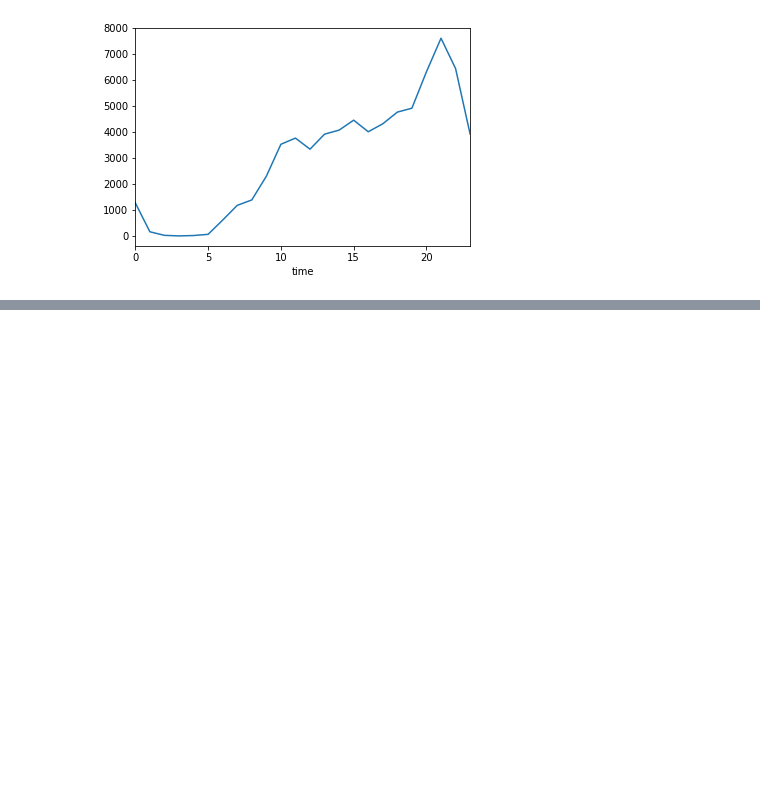
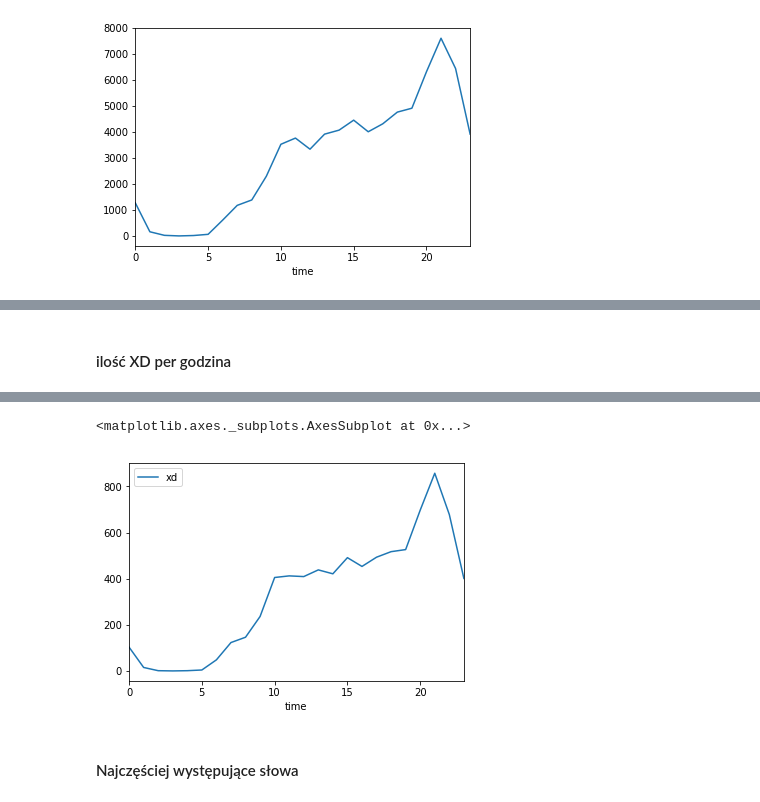
Before and after one commit to radziq1302/WD1, a Jupyter notebook: data_analysis.ipynb, the cells around one changed output, grey strips where cells are left out. Drawn from its saved outputs; the diff is of its cells as text; code cells hidden in the pictures; blank space fills up the shorter version.

```diff
--- a/data_analysis.ipynb
+++ b/data_analysis.ipynb
@@ -34,6 +48,25 @@ def analyse_xd(df):
     xds = df['content'].str.extractall(pattern)# .unstack() #.apply(','.join, 1)
     xds = xds.reset_index(drop=True)[0]
     return xds.value_counts(), xds.apply(lambda x: len(x)).mean()
+
+
+def analyse_xd_via_time(df):
+    df = df.copy()
+    pattern = r'([xX]+[dD]+)'
+    content = df['content']
+    xds = df['content'].str.extractall(pattern)# .unstack() #.apply(','.join, 1)
+
+    l = []
+    indices = [i[0] for i in xds.index.values]
+    for i, _ in tqdm(df.iterrows(), total=len(df)):
+        if i in indices:
+            l.append(1)
+        else:
+            l.append(0)
+
+    df['xd'] = l
+    df = df[['time', 'xd']]
+    return df.groupby(df["time"].dt.hour).sum()
 # %%
 from collections import Counter
 
@@ -76,0 +158,6 @@ hist_hour.plot()
+# %% [markdown]
+#### ilość XD per godzina
+# %%
+xd_time = analyse_xd_via_time(my_df)
+xd_time.plot()
+# %% [output]
@@ -76,0 +165,4 @@ hist_hour.plot()
+<matplotlib.axes._subplots.AxesSubplot at 0x...>
+[figure, added]
+# %% [markdown]
+#### Najczęściej występujące słowa
```
Also changed, not shown: parts of 17 cells of this notebook, 1 other file.
